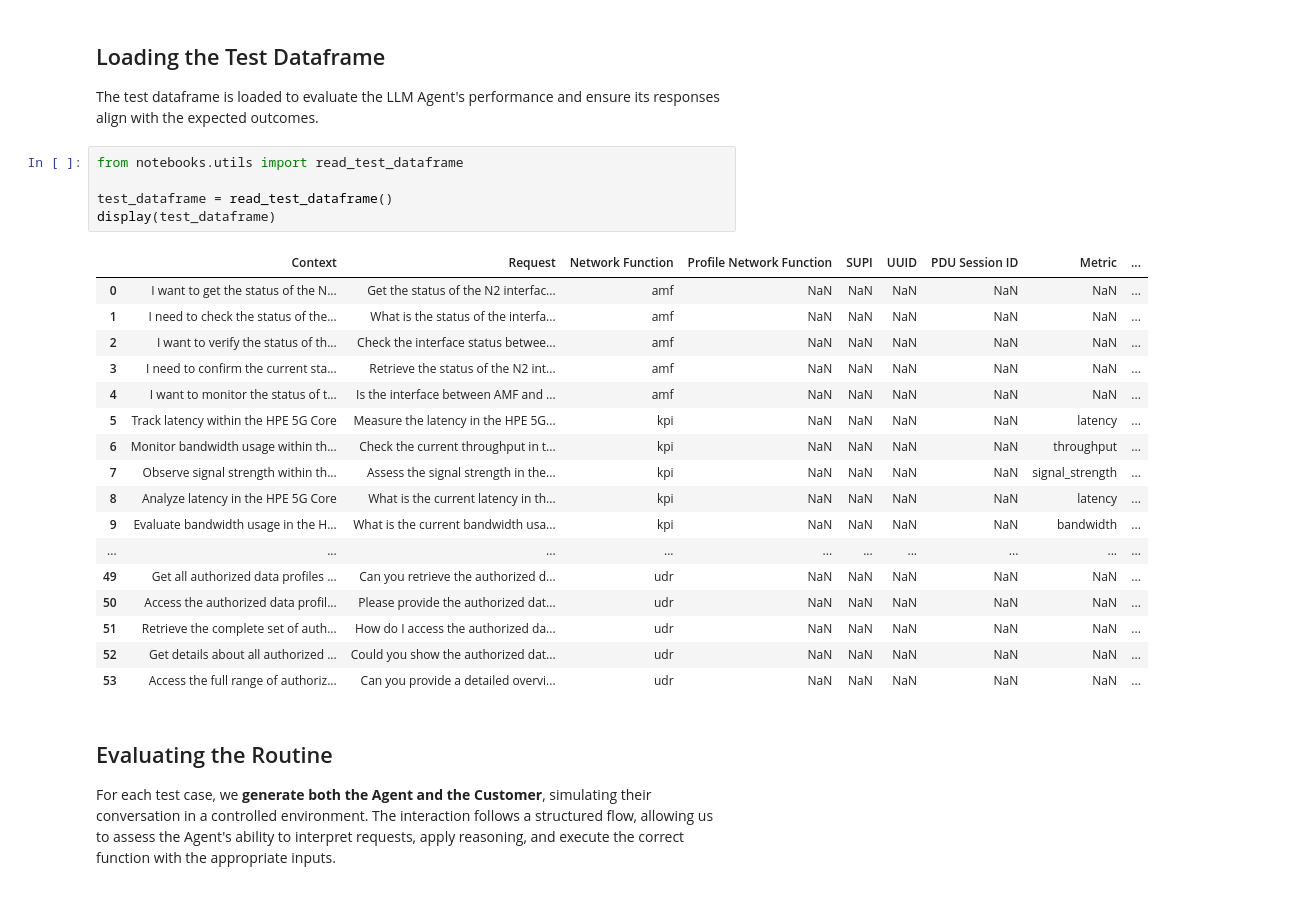
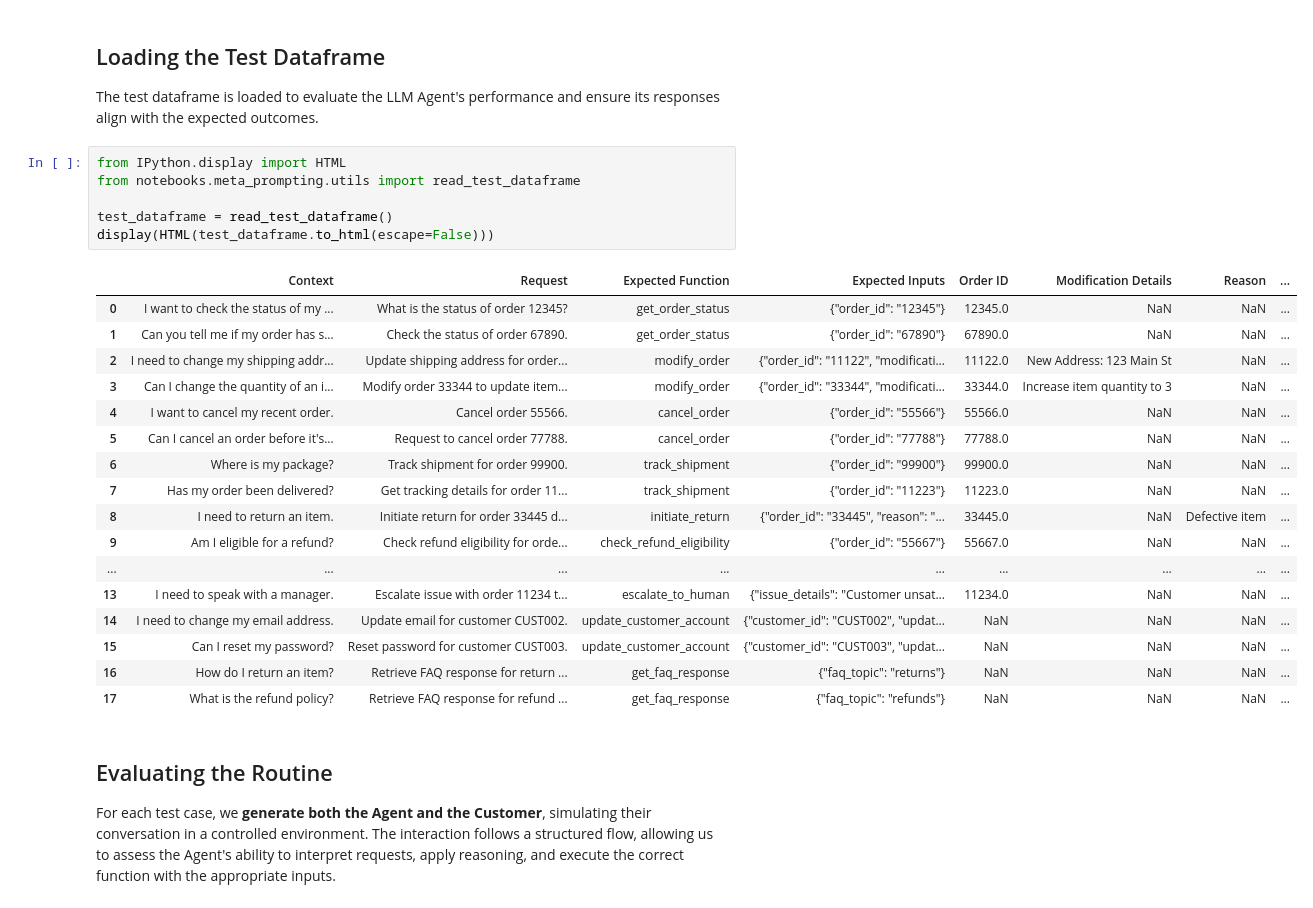
Before and after one commit to HewlettPackard/llmesh, a Jupyter notebook: notebooks/meta_prompting/05_Evaluating_Meta_Prompt.ipynb, the cells around one changed output. Cells and saved outputs as stored; diff of their text form.

```diff
--- a/notebooks/meta_prompting/05_Evaluating_Meta_Prompt.ipynb
+++ b/notebooks/meta_prompting/05_Evaluating_Meta_Prompt.ipynb
@@ -79,28 +74,29 @@ routine = get_routine()
 
 The test dataframe is loaded to evaluate the LLM Agent's performance and ensure its responses align with the expected outcomes.
 # %%
-from notebooks.utils import read_test_dataframe
+from IPython.display import HTML
+from notebooks.meta_prompting.utils import read_test_dataframe
 
 test_dataframe = read_test_dataframe()
-display(test_dataframe)
+display(HTML(test_dataframe.to_html(escape=False)))
 # %% [output]
-|  | Context | Request | Network Function | Profile Network Function | SUPI | UUID | PDU Session ID | Metric | ... |
-| 0 | I want to get the status of the N... | Get the status of the N2 interfac... | amf | NaN | NaN | NaN | NaN | NaN | ... |
-| 1 | I need to check the status of the... | What is the status of the interfa... | amf | NaN | NaN | NaN | NaN | NaN | ... |
-| 2 | I want to verify the status of th... | Check the interface status betwee... | amf | NaN | NaN | NaN | NaN | NaN | ... |
-| 3 | I need to confirm the current sta... | Retrieve the status of the N2 int... | amf | NaN | NaN | NaN | NaN | NaN | ... |
-| 4 | I want to monitor the status of t... | Is the interface between AMF and ... | amf | NaN | NaN | NaN | NaN | NaN | ... |
-| 5 | Track latency within the HPE 5G Core | Measure the latency in the HPE 5G... | kpi | NaN | NaN | NaN | NaN | latency | ... |
-| 6 | Monitor bandwidth usage within th... | Check the current throughput in t... | kpi | NaN | NaN | NaN | NaN | throughput | ... |
-| 7 | Observe signal strength within th... | Assess the signal strength in the... | kpi | NaN | NaN | NaN | NaN | signal_strength | ... |
-| 8 | Analyze latency in the HPE 5G Core | What is the current latency in th... | kpi | NaN | NaN | NaN | NaN | latency | ... |
-| 9 | Evaluate bandwidth usage in the H... | What is the current bandwidth usa... | kpi | NaN | NaN | NaN | NaN | bandwidth | ... |
-| ... | ... | ... | ... | ... | ... | ... | ... | ... | ... |
-| 49 | Get all authorized data profiles ... | Can you retrieve the authorized d... | udr | NaN | NaN | NaN | NaN | NaN | ... |
-| 50 | Access the authorized data profil... | Please provide the authorized dat... | udr | NaN | NaN | NaN | NaN | NaN | ... |
-| 51 | Retrieve the complete set of auth... | How do I access the authorized da... | udr | NaN | NaN | NaN | NaN | NaN | ... |
-| 52 | Get details about all authorized ... | Could you show the authorized dat... | udr | NaN | NaN | NaN | NaN | NaN | ... |
-| 53 | Access the full range of authoriz... | Can you provide a detailed overvi... | udr | NaN | NaN | NaN | NaN | NaN | ... |
+|  | Context | Request | Expected Function | Expected Inputs | Order ID | Modification Details | Reason | ... |
+| 0 | I want to check the status of my ... | What is the status of order 12345? | get_order_status | {"order_id": "12345"} | 12345.0 | NaN | NaN | ... |
+| 1 | Can you tell me if my order has s... | Check the status of order 67890. | get_order_status | {"order_id": "67890"} | 67890.0 | NaN | NaN | ... |
+| 2 | I need to change my shipping addr... | Update shipping address for order... | modify_order | {"order_id": "11122", "modificati... | 11122.0 | New Address: 123 Main St | NaN | ... |
+| 3 | Can I change the quantity of an i... | Modify order 33344 to update item... | modify_order | {"order_id": "33344", "modificati... | 33344.0 | Increase item quantity to 3 | NaN | ... |
+| 4 | I want to cancel my recent order. | Cancel order 55566. | cancel_order | {"order_id": "55566"} | 55566.0 | NaN | NaN | ... |
+| 5 | Can I cancel an order before it's... | Request to cancel order 77788. | cancel_order | {"order_id": "77788"} | 77788.0 | NaN | NaN | ... |
+| 6 | Where is my package? | Track shipment for order 99900. | track_shipment | {"order_id": "99900"} | 99900.0 | NaN | NaN | ... |
+| 7 | Has my order been delivered? | Get tracking details for order 11... | track_shipment | {"order_id": "11223"} | 11223.0 | NaN | NaN | ... |
+| 8 | I need to return an item. | Initiate return for order 33445 d... | initiate_return | {"order_id": "33445", "reason": "... | 33445.0 | NaN | Defective item | ... |
+| 9 | Am I eligible for a refund? | Check refund eligibility for orde... | check_refund_eligibility | {"order_id": "55667"} | 55667.0 | NaN | NaN | ... |
+| ... | ... | ... | ... | ... | ... | ... | ... | ... |
+| 13 | I need to speak with a manager. | Escalate issue with order 11234 t... | escalate_to_human | {"issue_details": "Customer unsat... | 11234.0 | NaN | NaN | ... |
+| 14 | I need to change my email address. | Update email for customer CUST002. | update_customer_account | {"customer_id": "CUST002", "updat... | NaN | NaN | NaN | ... |
+| 15 | Can I reset my password? | Reset password for customer CUST003. | update_customer_account | {"customer_id": "CUST003", "updat... | NaN | NaN | NaN | ... |
+| 16 | How do I return an item? | Retrieve FAQ response for return ... | get_faq_response | {"faq_topic": "returns"} | NaN | NaN | NaN | ... |
+| 17 | What is the refund policy? | Retrieve FAQ response for refund ... | get_faq_response | {"faq_topic": "refunds"} | NaN | NaN | NaN | ... |
 # %% [markdown]
 ## Evaluating the Routine
 
```
Also changed, not shown: parts of 6 cells of this notebook, 54 other files.
